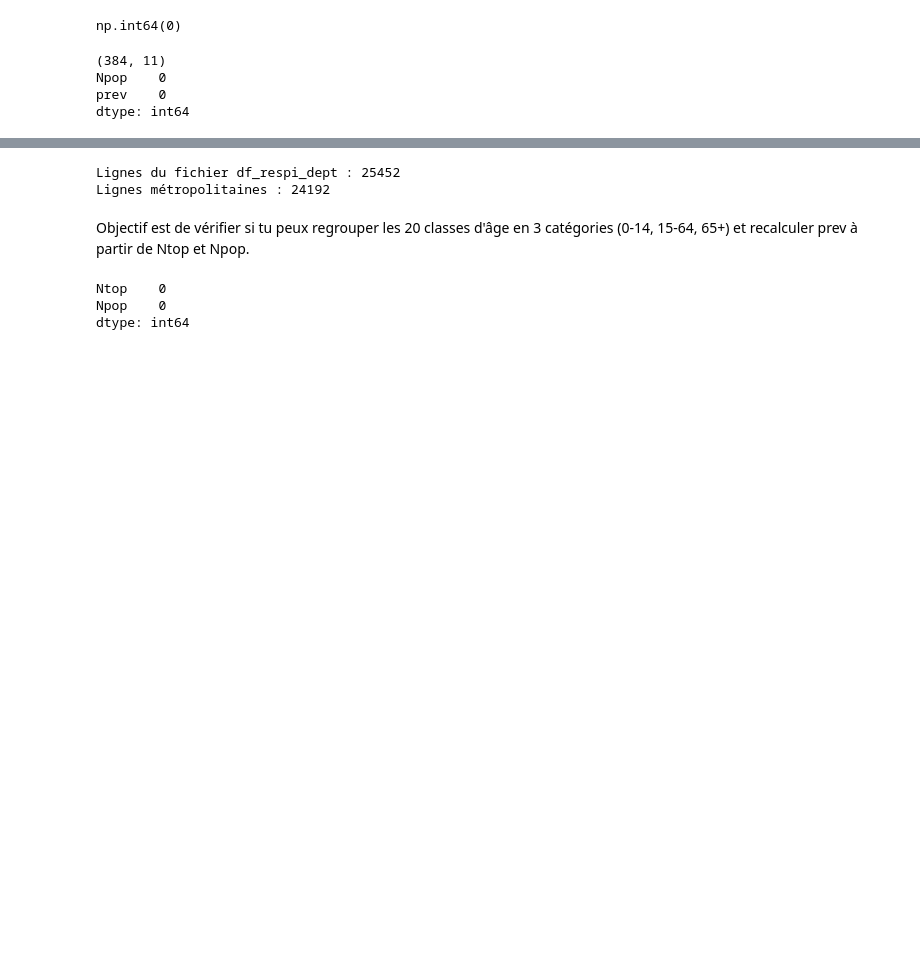
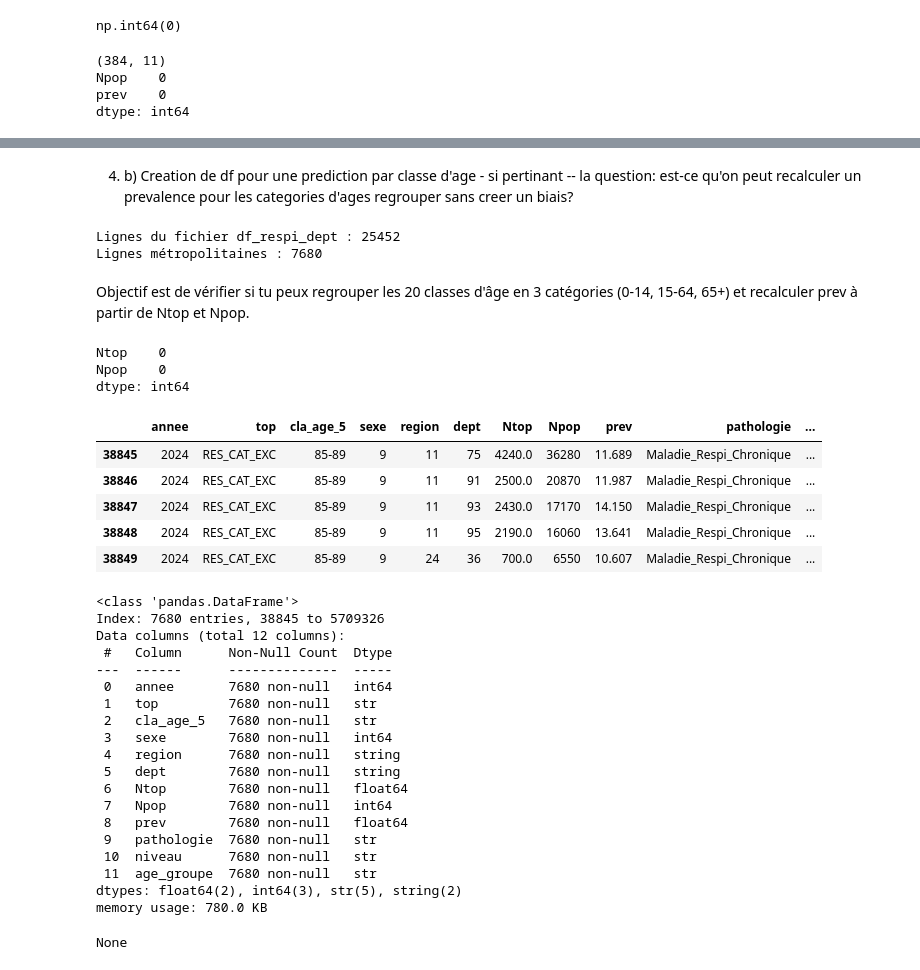
Before and after one commit to jbrocardplatim/LIORA_PROJET_PATHO_RESPIRATOIRES, a Jupyter notebook: notebooks/Preprocessing_effectifs_MLU.ipynb, the cells around one changed output, grey strips where cells are left out. Drawn from its saved outputs; the diff is of its cells as text; code cells hidden in the pictures; blank space fills up the shorter version.

```diff
--- a/notebooks/Preprocessing_effectifs_MLU.ipynb
+++ b/notebooks/Preprocessing_effectifs_MLU.ipynb
@@ -654,14 +673,19 @@ df_respi_dept_global_metropole.to_csv("respi_dept_global.csv", index=False, sep=
-# %%
-#df respi metropole (contient encore tranches d'ages et tous age")
-df_respi_dept_metropole = df_respi_dept[
-    (~df_respi_dept["dept"].isin(["971", "972", "973", "974", "976"]))
-].copy()
-
-print("Lignes du fichier df_respi_dept :", len(df_respi_dept))
-print("Lignes métropolitaines :", len(df_respi_dept_metropole))
-# %% [output]
-Lignes du fichier df_respi_dept : 25452
-Lignes métropolitaines : 24192
+# %% [markdown]
+4. b) Creation de df pour une prediction par classe d'age - si pertinant
+ -- la question: est-ce qu'on peut recalculer un prevalence pour les categories d'ages regrouper sans creer un biais?
+# %%
+#df avec tous sexe et avec tous les categories d'age sauf tous age
+df_respi_dept_metropole = df_respi_dept[
+    (df_respi_dept["cla_age_5"] != "tsage") &
+    (df_respi_dept["sexe"] == 9) &
+    (~df_respi_dept["dept"].isin(["971", "972", "973", "974", "976"]))
+].copy()
+
+print("Lignes du fichier df_respi_dept :", len(df_respi_dept))
+print("Lignes métropolitaines :", len(df_respi_dept_metropole))
+# %% [output]
+Lignes du fichier df_respi_dept : 25452
+Lignes métropolitaines : 7680
 # %% [markdown]
 Objectif est de vérifier si tu peux regrouper les 20 classes d'âge en 3 catégories (0-14, 15-64, 65+) et recalculer prev à partir de Ntop et Npop.
 # %%
@@ -683,11 +703,39 @@ df_age.loc[df_age["cla_age_5"].isin([
     "40-44", "45-49", "50-54", "55-59", "60-64"
 ]), "age_groupe"] = "15-64"
 # %%
-df_age[["Ntop", "Npop"]].isna().sum()
+display(df_age[["Ntop", "Npop"]].isna().sum())
+display(df_age.head(5))
+display(df_age.info())
 # %% [output]
 Ntop    0
 Npop    0
 dtype: int64
+|  | annee | top | cla_age_5 | sexe | region | dept | Ntop | Npop | prev | pathologie | ... |
+| 38845 | 2024 | RES_CAT_EXC | 85-89 | 9 | 11 | 75 | 4240.0 | 36280 | 11.689 | Maladie_Respi_Chronique | ... |
+| 38846 | 2024 | RES_CAT_EXC | 85-89 | 9 | 11 | 91 | 2500.0 | 20870 | 11.987 | Maladie_Respi_Chronique | ... |
+| 38847 | 2024 | RES_CAT_EXC | 85-89 | 9 | 11 | 93 | 2430.0 | 17170 | 14.150 | Maladie_Respi_Chronique | ... |
+| 38848 | 2024 | RES_CAT_EXC | 85-89 | 9 | 11 | 95 | 2190.0 | 16060 | 13.641 | Maladie_Respi_Chronique | ... |
+| 38849 | 2024 | RES_CAT_EXC | 85-89 | 9 | 24 | 36 | 700.0 | 6550 | 10.607 | Maladie_Respi_Chronique | ... |
+<class 'pandas.DataFrame'>
+Index: 7680 entries, 38845 to 5709326
+Data columns (total 12 columns):
+ #   Column      Non-Null Count  Dtype
+---  ------      --------------  -----
+ 0   annee       7680 non-null   int64
+ 1   top         7680 non-null   str
+ 2   cla_age_5   7680 non-null   str
+ 3   sexe        7680 non-null   int64
+ 4   region      7680 non-null   string
+ 5   dept        7680 non-null   string
+ 6   Ntop        7680 non-null   float64
+ 7   Npop        7680 non-null   int64
+ 8   prev        7680 non-null   float64
+ 9   pathologie  7680 non-null   str
+ 10  niveau      7680 non-null   str
+ 11  age_groupe  7680 non-null   str
+dtypes: float64(2), int64(3), str(5), string(2)
+memory usage: 780.0 KB
+None
 # %%
 #regrouper et recalculer la prevalence dans le df avec les categories regroupées par an et par dept
 df_respi_age = (
```
Also changed, not shown: parts of 56 cells of this notebook, 3 other files.
